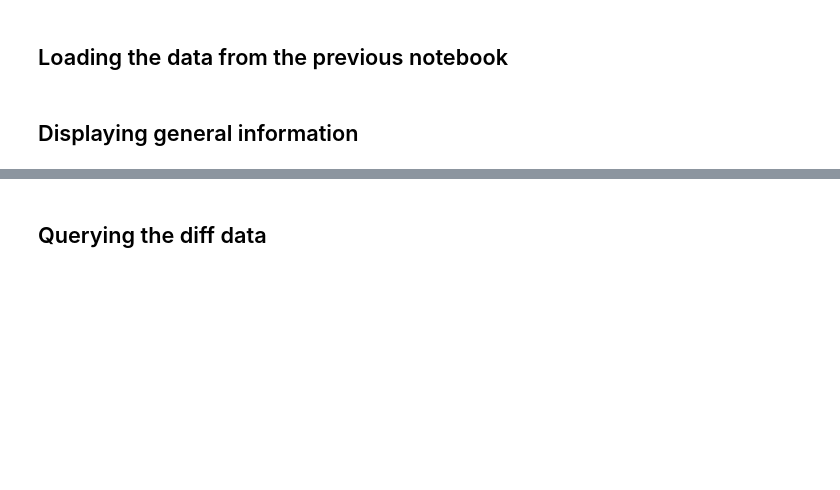
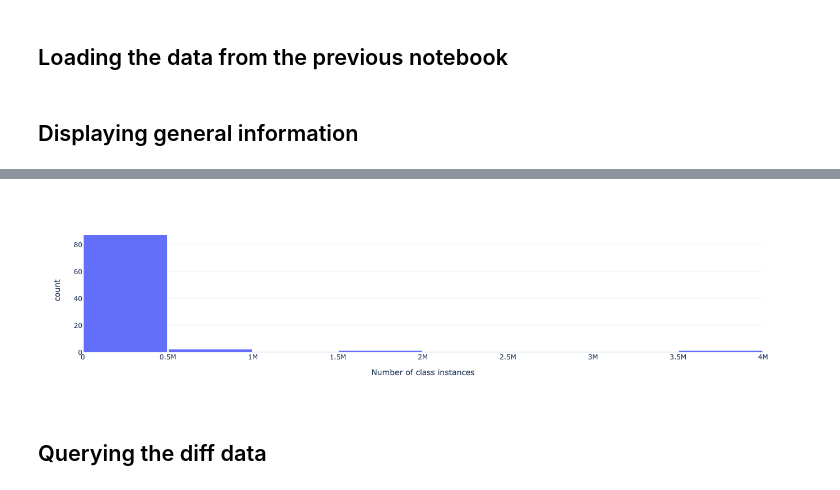
Before and after one commit to alejgh/wikidata-edithist-refinement, a Jupyter notebook: notebooks/2_Data_Exploration.ipynb, the cells around one changed output, grey strips where cells are left out. Saved outputs shown, nothing was run; the diff lists cells and outputs as text; code cells hidden in the pictures; blank space fills up the shorter version.

Commit message:
Add plots to initial queries

```diff
--- a/notebooks/2_Data_Exploration.ipynb
+++ b/notebooks/2_Data_Exploration.ipynb
@@ -8,6 +11,10 @@ import os
 # %%
 import numpy as np
+import pandas as pd
 import plotly.express as px
+import plotly.io as pio
+
+pio.templates.default = "plotly_white"
 # %%
 DATA_DIR = os.path.join('..', 'data')
 NOTEBOOK1_OUTPUT_DIR = os.path.join('output', '1_data_fetching')
@@ -27,6 +69,6 @@ print('\n'.join([f"{c.name} - score: {c.classrank_score}" for c in top_classes[:
 # %%
 # Histogram
-x = [len(c.top_entities) for c in top_classes]
+x = [len(c.instances) for c in top_classes]
 labels = {
     "x": "Number of class instances"
 }
@@ -34,3 +76,4 @@ labels = {
 fig = px.histogram(x=x, nbins=10, template='plotly_white', labels=labels)
 fig.update_layout(bargap=0.02)
 fig.show()
+# %% [output]
@@ -37,2 +81,3 @@ fig.show()
+[figure, added]
 # %%
 fig.write_html("./sample.html")
```
Also changed, not shown: parts of 46 cells of this notebook, 2 other files.
